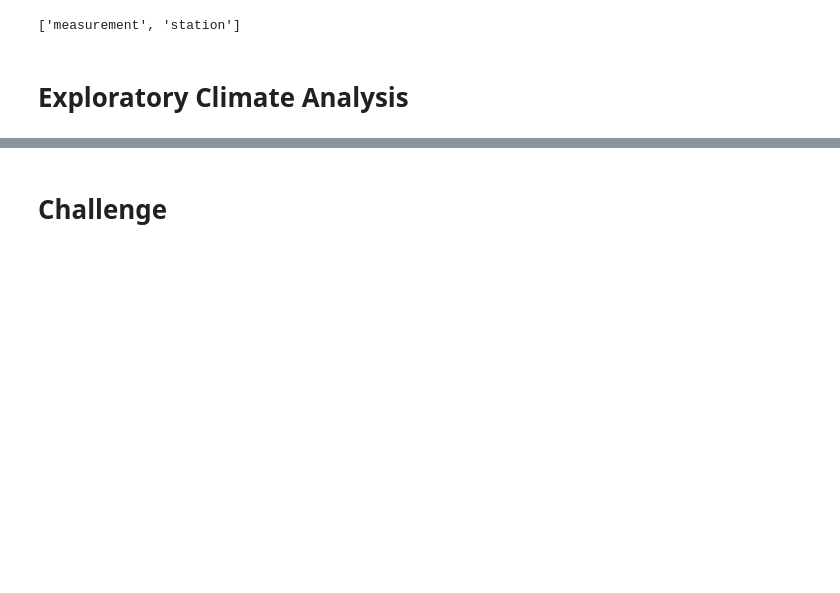
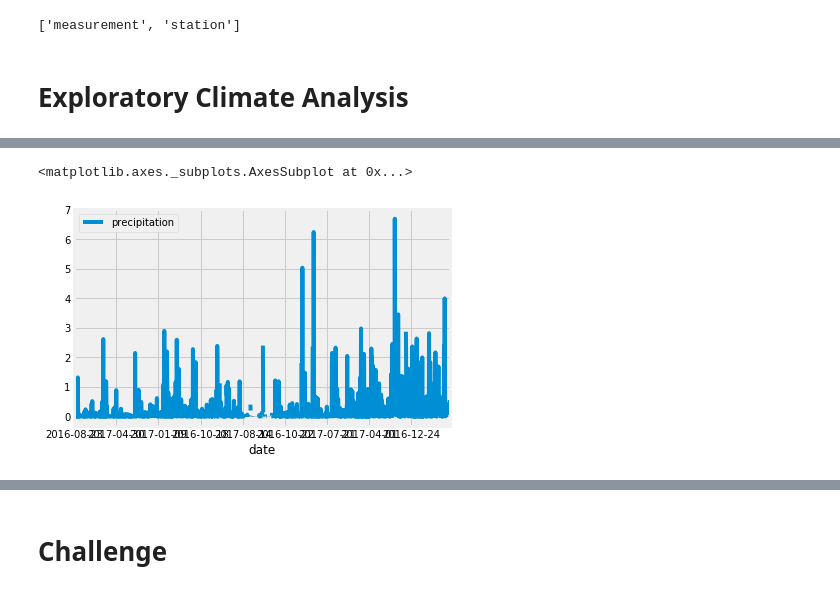
Before and after one commit to ZachOtto704/Surfs_up, a Jupyter notebook: climate_analysis.ipynb, the cells around one changed output, grey strips where cells are left out. Drawn from its saved outputs; the diff is of its cells as text; code cells hidden in the pictures; blank space fills up the shorter version.

```diff
--- a/climate_analysis.ipynb
+++ b/climate_analysis.ipynb
@@ -53,0 +64,3 @@ Measurment = Base.classes.measurment
+# %%
+df = df.sort_index()
+print(df.to_string(index=False))
@@ -54,2 +85,7 @@ Measurment = Base.classes.measurment
+# %%
+df.plot()
+# %% [output]
+<matplotlib.axes._subplots.AxesSubplot at 0x...>
+[figure, added]
 # %%
 # Use Pandas to calcualte the summary statistics for the precipitation data
```
Also changed, not shown: parts of 11 cells of this notebook, 1 other file.
